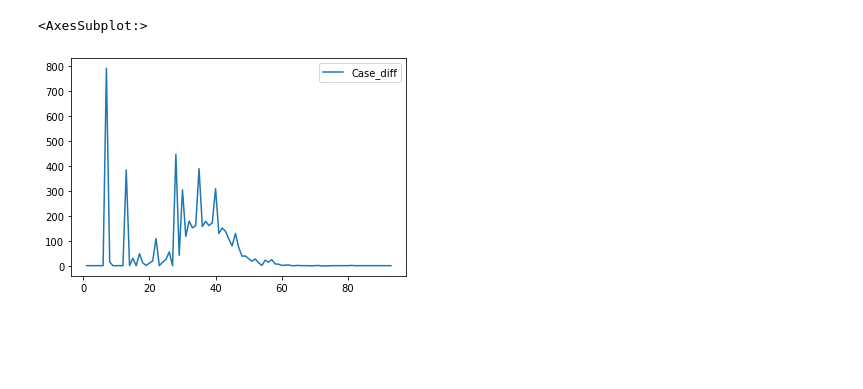
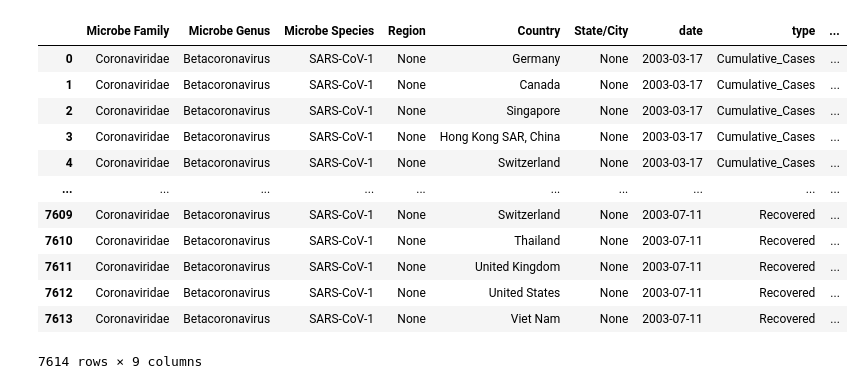
Before and after one commit to AlexWei21/Pandemic-Database, a Jupyter notebook: Internal/Processing Scripts/SARS Data Preprocessing.ipynb, the cells around one changed output. Cells and saved outputs as stored; diff of their text form; code cells hidden in the pictures; blank space fills up the shorter version.

```diff
--- a/Internal/Processing Scripts/SARS Data Preprocessing.ipynb
+++ b/Internal/Processing Scripts/SARS Data Preprocessing.ipynb
@@ -51,5 +5,33 @@ cn_data = cn_data[['Date','Case_diff']]
-# %%
-cn_data.plot()
-# %% [output]
-<AxesSubplot:>
-[figure, removed]
+# %%
+SARS_data = pd.read_csv("F:\Pandemic-Database\Raw_Data\SARS/sars_2003_complete_dataset_clean.csv")
+SARS_data = SARS_data.rename(columns={'Date':'date',
+                                     'Cumulative number of case(s)':'Cumulative_Cases',
+                                     'Number of deaths':'Deaths',
+                                     'Number recovered':'Recovered'})
+SARS_data = pd.melt(SARS_data,
+                    id_vars=['Country','date'],
+                    value_vars=['Cumulative_Cases','Deaths','Recovered'],
+                    var_name='type',
+                    value_name='number')
+
+SARS_data.insert(0,'Microbe Family','Coronaviridae')
+SARS_data.insert(1,'Microbe Genus','Betacoronavirus')
+SARS_data.insert(2,'Microbe Species','SARS-CoV-1')
+SARS_data.insert(3,'Region','None')
+SARS_data.insert(5,'State/City','None')
+
+SARS_data
+# %% [output]
+|  | Microbe Family | Microbe Genus | Microbe Species | Region | Country | State/City | date | type | ... |
+| 0 | Coronaviridae | Betacoronavirus | SARS-CoV-1 | None | Germany | None | 2003-03-17 | Cumulative_Cases | ... |
+| 1 | Coronaviridae | Betacoronavirus | SARS-CoV-1 | None | Canada | None | 2003-03-17 | Cumulative_Cases | ... |
+| 2 | Coronaviridae | Betacoronavirus | SARS-CoV-1 | None | Singapore | None | 2003-03-17 | Cumulative_Cases | ... |
+| 3 | Coronaviridae | Betacoronavirus | SARS-CoV-1 | None | Hong Kong SAR, China | None | 2003-03-17 | Cumulative_Cases | ... |
+| 4 | Coronaviridae | Betacoronavirus | SARS-CoV-1 | None | Switzerland | None | 2003-03-17 | Cumulative_Cases | ... |
+| ... | ... | ... | ... | ... | ... | ... | ... | ... | ... |
+| 7609 | Coronaviridae | Betacoronavirus | SARS-CoV-1 | None | Switzerland | None | 2003-07-11 | Recovered | ... |
+| 7610 | Coronaviridae | Betacoronavirus | SARS-CoV-1 | None | Thailand | None | 2003-07-11 | Recovered | ... |
+| 7611 | Coronaviridae | Betacoronavirus | SARS-CoV-1 | None | United Kingdom | None | 2003-07-11 | Recovered | ... |
+| 7612 | Coronaviridae | Betacoronavirus | SARS-CoV-1 | None | United States | None | 2003-07-11 | Recovered | ... |
+| 7613 | Coronaviridae | Betacoronavirus | SARS-CoV-1 | None | Viet Nam | None | 2003-07-11 | Recovered | ... |
+7614 rows × 9 columns
```
Also changed, not shown: parts of 11 cells of this notebook, 8 other files.
